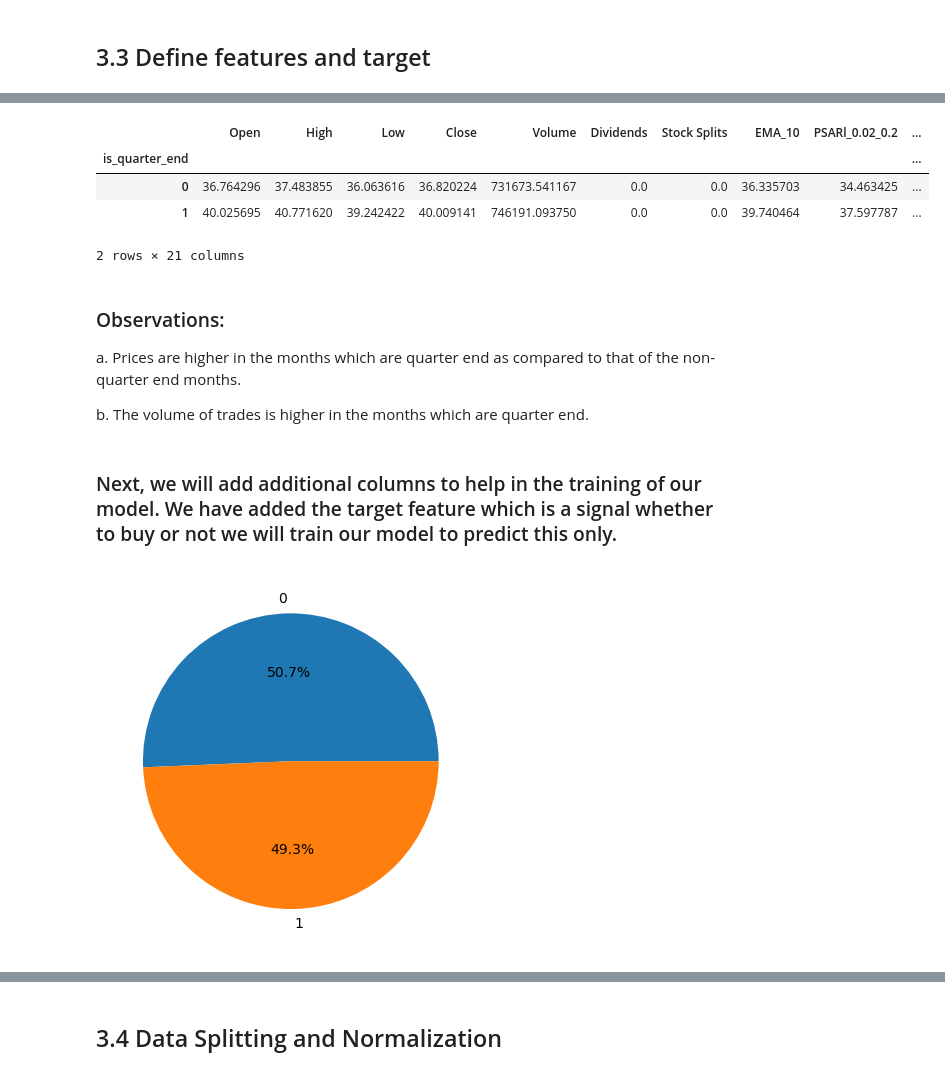
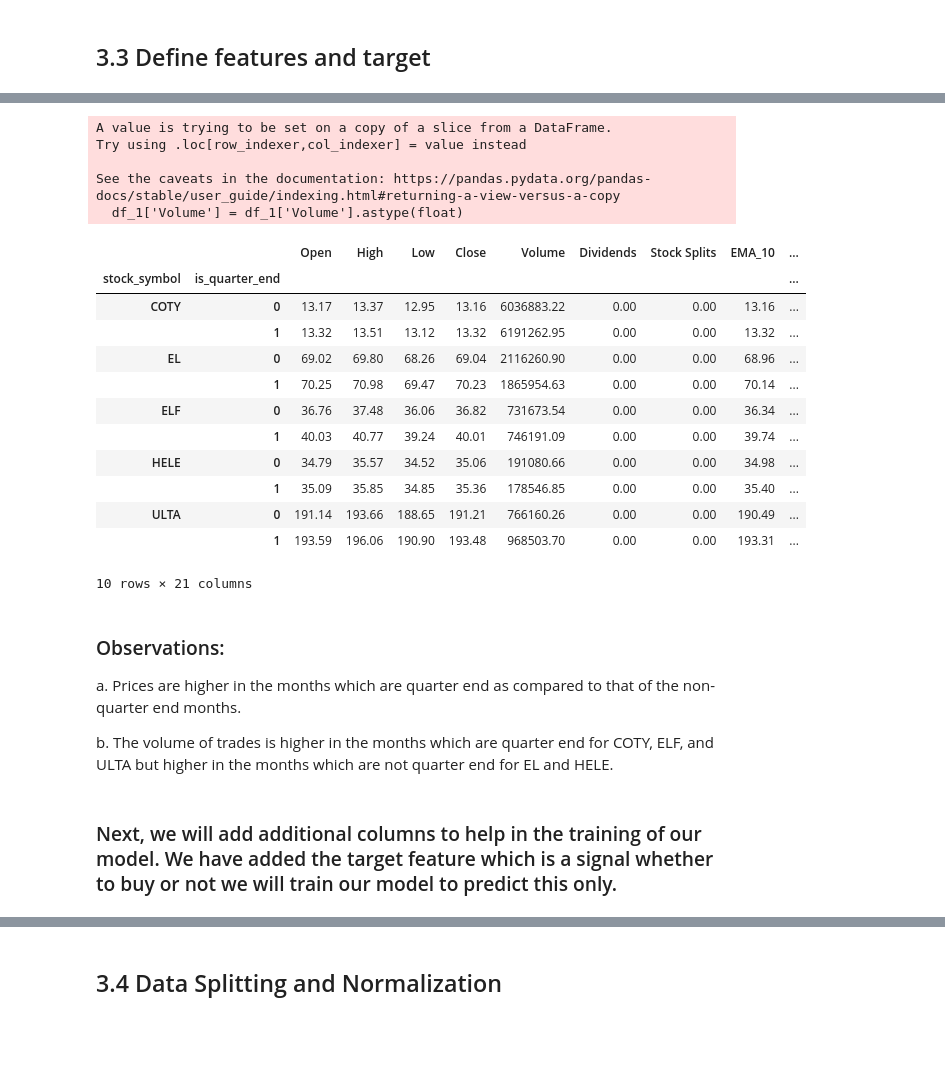
Before and after one commit to Hdubbs81/Stock_Predictor_Capstone, a Jupyter notebook: 3. Stock_Predictor_Model_Pre_Processing.ipynb, the cells around one changed output, grey strips where cells are left out. Cells and saved outputs as stored; diff of their text form; code cells hidden in the pictures; blank space fills up the shorter version.

```diff
--- a/3. Stock_Predictor_Model_Pre_Processing.ipynb
+++ b/3. Stock_Predictor_Model_Pre_Processing.ipynb
@@ -33,7 +26,7 @@ from sklearn.metrics import mean_squared_error
 # %%
 df = pd.read_csv('/Users/heatheradler/Documents/GitHub/Springboard/Springboard_Projects/Stock_Predictor_Capstone/Concated_Dataframe.csv')
-df = df[df['stock_symbol'] == 'ELF']
-formulas_to_keep = ['Date', 'Open', 'High', 'Low', 'Close','Volume', 'Dividends', 'Stock Splits', 'EMA_10', 'PSARl_0.02_0.2', 'PSARs_0.02_0.2', 'BBL_5_2.0', 'BBM_5_2.0', 'BBU_5_2.0', 'ISA_9', 'ISB_26', 'ITS_9', 'IKS_26', 'ICS_26']
+df = df[df['stock_symbol'].isin(['EL','ULTA','COTY','ELF','HELE'])]
+formulas_to_keep = ['stock_symbol','Date', 'Open', 'High', 'Low', 'Close','Volume', 'Dividends', 'Stock Splits', 'EMA_10', 'PSARl_0.02_0.2', 'PSARs_0.02_0.2', 'BBL_5_2.0', 'BBM_5_2.0', 'BBU_5_2.0', 'ISA_9', 'ISB_26', 'ITS_9', 'IKS_26', 'ICS_26']
 df = df[formulas_to_keep]
 df.head()
 # %% [output]
@@ -134,0 +114,30 @@ plt.show()
+# %%
+cols_to_keep = ['stock_symbol', 'Open', 'High', 'Low', 'Close', 'Volume', 'Dividends', 'Stock Splits',
+                'EMA_10', 'PSARl_0.02_0.2', 'PSARs_0.02_0.2', 'BBL_5_2.0', 'BBM_5_2.0', 'BBU_5_2.0',
+                'ISA_9', 'ISB_26', 'ITS_9', 'IKS_26', 'ICS_26', 'day', 'month', 'year', 'is_quarter_end']
+
+# Select the columns of interest
+df_1 = df[cols_to_keep]
+
+# Group the data by 'stock_symbol' and 'year', then calculate the mean
+data_grouped = df_1.groupby(['stock_symbol', 'year']).mean().reset_index()
+
+# Get unique stock symbols
+unique_symbols = df_1['stock_symbol'].unique()
+
+# Create separate plots for each stock symbol
+for symbol in unique_symbols:
+    data_symbol = data_grouped[data_grouped['stock_symbol'] == symbol]
+    num_cols = 2  # Number of columns in the subplot grid
+    num_rows = 2   # Number of rows in the subplot grid
+
+    plt.figure(figsize=(15, 10))  # Adjust the figure size
+    for i, col in enumerate(['Open', 'High', 'Low', 'Close']):
+        plt.subplot(num_rows, num_cols, i + 1)
+        ax = data_symbol.pivot(index='year', columns='stock_symbol', values=col).plot(kind='bar',ax=plt.gca())
+        plt.title(f'{col} for {symbol}')
+        plt.xlabel('Year')
+        plt.ylabel(col)
+        plt.xticks(rotation=45)  # Rotate x-axis labels for better readability
+        plt.tight_layout()  # Adjust subplot layout to prevent overlap
+    plt.show()
@@ -138,24 +164,40 @@ From the above bar graph, we can conclude that the stock prices have more than d
 # %%
-df_1.groupby('is_quarter_end').mean()
+# Convert 'Volume' column to float format
+df_1['Volume'] = df_1['Volume'].astype(float)
+
+# Set the display format for float values
+pd.options.display.float_format = '{:.2f}'.format
+
+# Group by 'stock_symbol' and 'is_quarter_end' and calculate the mean
+mean_df = df_1.groupby(['stock_symbol', 'is_quarter_end']).mean()
+mean_df
 # %% [output]
+A value is trying to be set on a copy of a slice from a DataFrame.
+Try using .loc[row_indexer,col_indexer] = value instead
+
+See the caveats in the documentation: https://pandas.pydata.org/pandas-docs/stable/user_guide/indexing.html#returning-a-view-versus-a-copy
+  df_1['Volume'] = df_1['Volume'].astype(float)
-|  | Open | High | Low | Close | Volume | Dividends | Stock Splits | EMA_10 | PSARl_0.02_0.2 | ... |
-| is_quarter_end |  |  |  |  |  |  |  |  |  | ... |
-| 0 | 36.764296 | 37.483855 | 36.063616 | 36.820224 | 731673.541167 | 0.0 | 0.0 | 36.335703 | 34.463425 | ... |
-| 1 | 40.025695 | 40.771620 | 39.242422 | 40.009141 | 746191.093750 | 0.0 | 0.0 | 39.740464 | 37.597787 | ... |
+|  |  | Open | High | Low | Close | Volume | Dividends | Stock Splits | EMA_10 | ... |
+| stock_symbol | is_quarter_end |  |  |  |  |  |  |  |  | ... |
+| COTY | 0 | 13.17 | 13.37 | 12.95 | 13.16 | 6036883.22 | 0.00 | 0.00 | 13.16 | ... |
+|  | 1 | 13.32 | 13.51 | 13.12 | 13.32 | 6191262.95 | 0.00 | 0.00 | 13.32 | ... |
+| EL | 0 | 69.02 | 69.80 | 68.26 | 69.04 | 2116260.90 | 0.00 | 0.00 | 68.96 | ... |
+|  | 1 | 70.25 | 70.98 | 69.47 | 70.23 | 1865954.63 | 0.00 | 0.00 | 70.14 | ... |
+| ELF | 0 | 36.76 | 37.48 | 36.06 | 36.82 | 731673.54 | 0.00 | 0.00 | 36.34 | ... |
+|  | 1 | 40.03 | 40.77 | 39.24 | 40.01 | 746191.09 | 0.00 | 0.00 | 39.74 | ... |
+| HELE | 0 | 34.79 | 35.57 | 34.52 | 35.06 | 191080.66 | 0.00 | 0.00 | 34.98 | ... |
+|  | 1 | 35.09 | 35.85 | 34.85 | 35.36 | 178546.85 | 0.00 | 0.00 | 35.40 | ... |
+| ULTA | 0 | 191.14 | 193.66 | 188.65 | 191.21 | 766160.26 | 0.00 | 0.00 | 190.49 | ... |
+|  | 1 | 193.59 | 196.06 | 190.90 | 193.48 | 968503.70 | 0.00 | 0.00 | 193.31 | ... |
-2 rows × 21 columns
+10 rows × 21 columns
 # %% [markdown]
 ### Observations:
 a. Prices are higher in the months which are quarter end as compared to that of the non-quarter end months.
 
-b. The volume of trades is higher in the months which are quarter end.
+b. The volume of trades is higher in the months which are quarter end for COTY, ELF, and ULTA but higher in the months which are not quarter end for EL and HELE.
 # %% [markdown]
 ### Next, we will add additional columns to help in the training of our model. We have added the target feature which is a signal whether to buy or not we will train our model to predict this only.
 # %%
 df_1['open-close'] = df_1['Open'] - df_1['Close']
 df_1['low-high'] = df_1['Low'] - df_1['High']
 df_1['target'] = np.where(df_1['Close'].shift(-1) > df_1['Close'], 1, 0)
-# %%
-plt.pie(df_1['target'].value_counts().values, labels=[0, 1], autopct='%1.1f%%')
-plt.show()
-# %% [output]
-[figure, removed]
```
Also changed, not shown: parts of 17 cells of this notebook.
